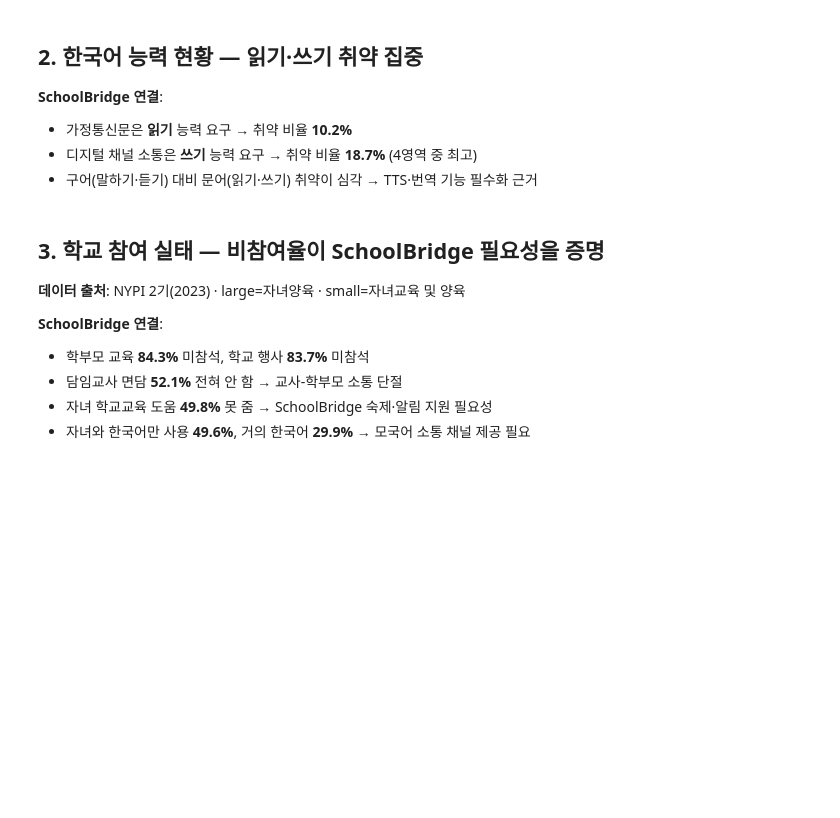
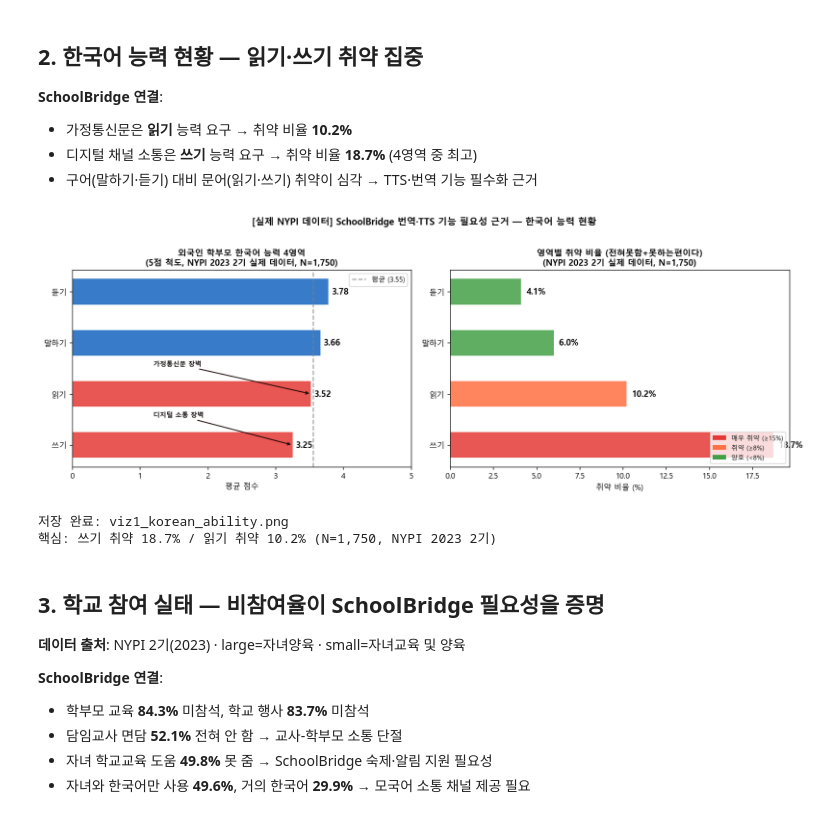
Before and after one commit to Maxmunzy/multicultural-ai, a Jupyter notebook: model/classification/Business_Plan/National_Key_Data/01_multicultural_youth_panel_schoolbridge.ipynb, the cells around one changed output. Saved outputs shown, nothing was run; the diff lists cells and outputs as text; code cells hidden in the pictures; blank space fills up the shorter version.

```diff
--- a/model/classification/Business_Plan/National_Key_Data/01_multicultural_youth_panel_schoolbridge.ipynb
+++ b/model/classification/Business_Plan/National_Key_Data/01_multicultural_youth_panel_schoolbridge.ipynb
@@ -193,37 +213,41 @@ for _, row in sorted_ka.iterrows():
             f"{'가정통신문 장벽' if row['영역']=='읽기' else '디지털 소통 장벽'}",
             xy=(row['평균점수'], bar_idx),
             xytext=(1.2, bar_idx + 0.55),
-            arrowprops=dict(arrowstyle='->', color='#E53935', lw=1.2),
-            fontsize=8.5, color='#E53935', fontweight='bold'
+            arrowprops=dict(arrowstyle='->', color="#1A0404", lw=1.2),
+            fontsize=8.5, color="#0B0303", fontweight='bold'
         )
 
 # ── 오른쪽: 취약 비율 (못하는편+전혀못함) ───────────────────
 colors_low = ['#E53935' if v >= 15 else '#FF7043' if v >= 8 else '#43A047'
               for v in sorted_ka['취약비율(%)']]
 h_bars = axes[1].barh(sorted_ka['영역'], sorted_ka['취약비율(%)'],
                      color=colors_low, alpha=0.85, height=0.5)
 for bar, val in zip(h_bars, sorted_ka['취약비율(%)']):
     axes[1].text(val + 0.3, bar.get_y() + bar.get_height()/2,
                 f'{val}%', va='center', fontsize=11, fontweight='bold')
 axes[1].set_title('영역별 취약 비율 (전혀못함+못하는편이다)\n(NYPI 2023 2기 실제 데이터, N=1,750)',
                  fontsize=11, fontweight='bold')
 axes[1].set_xlabel('취약 비율 (%)')
 
 from matplotlib.patches import Patch
 legend_elements = [
     Patch(facecolor='#E53935', label='매우 취약 (≥15%)'),
     Patch(facecolor='#FF7043', label='취약 (≥8%)'),
     Patch(facecolor='#43A047', label='양호 (<8%)'),
 ]
 axes[1].legend(handles=legend_elements, fontsize=8.5, loc='lower right')
 
 plt.suptitle('[실제 NYPI 데이터] SchoolBridge 번역·TTS 기능 필요성 근거 — 한국어 능력 현황',
              fontsize=12, fontweight='bold', y=1.02)
 plt.tight_layout()
 plt.savefig('viz1_korean_ability.png', bbox_inches='tight', dpi=150)
 plt.show()
 print('저장 완료: viz1_korean_ability.png')
 print(f'핵심: 쓰기 취약 18.7% / 읽기 취약 10.2% (N=1,750, NYPI 2023 2기)')
+# %% [output]
+[figure, added]
+저장 완료: viz1_korean_ability.png
+핵심: 쓰기 취약 18.7% / 읽기 취약 10.2% (N=1,750, NYPI 2023 2기)
 # %% [markdown]
 ## 3. 학교 참여 실태 — 비참여율이 SchoolBridge 필요성을 증명
 
```
Also changed, not shown: parts of 6 cells of this notebook, 26 other files.
